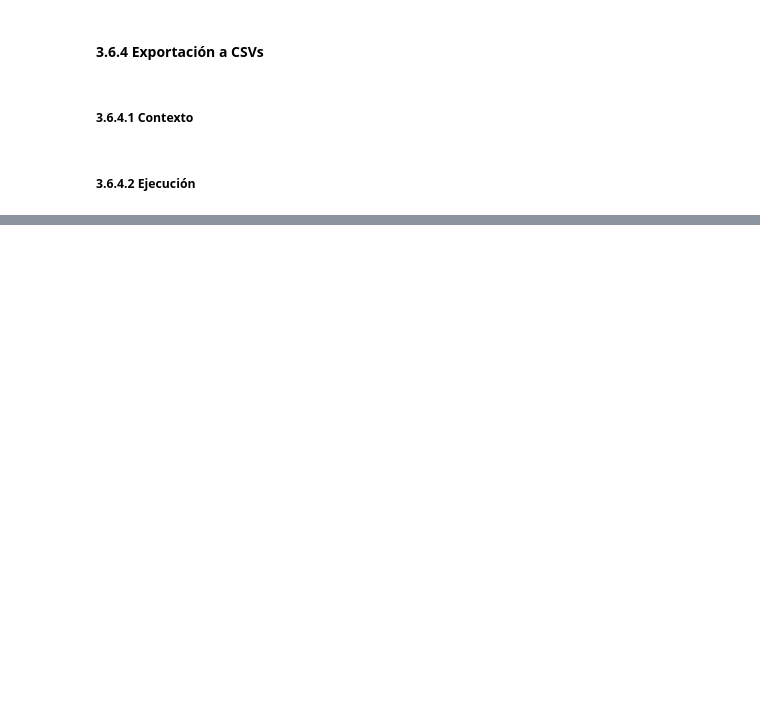
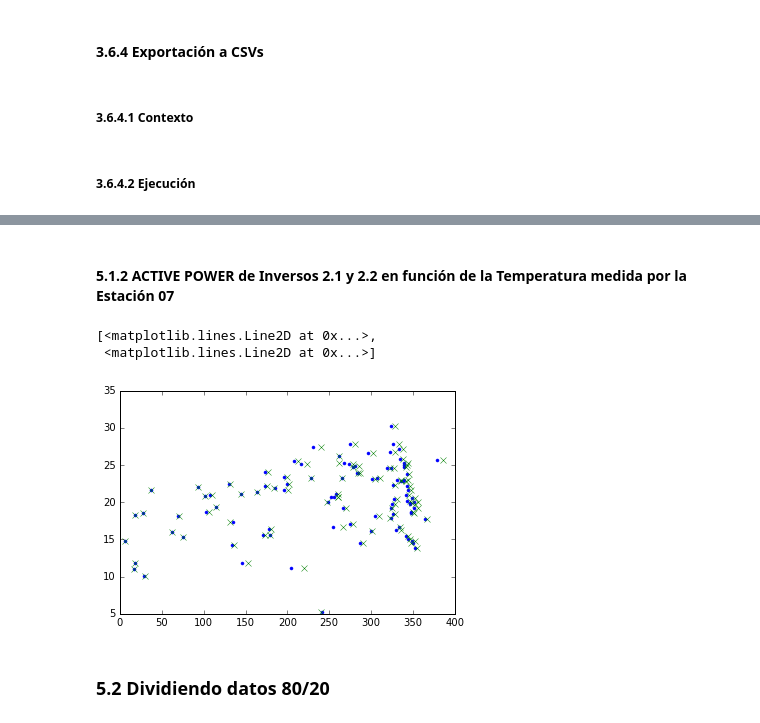
Before and after one commit to jvirico/JACINTA, a Jupyter notebook: trunk/Producción - La Jacinta.ipynb, the cells around one changed output, grey strips where cells are left out. Saved outputs shown, nothing was run; the diff lists cells and outputs as text; code cells hidden in the pictures; blank space fills up the shorter version.

```diff
--- a/trunk/Producción - La Jacinta.ipynb
+++ b/trunk/Producción - La Jacinta.ipynb
@@ -915,0 +1185,9 @@ latitude = 31.4317227
+# %% [markdown]
+#### 5.1.2 ACTIVE POWER de Inversos 2.1 y 2.2 en función de la Temperatura medida por la Estación 07
+# %%
+plt.plot(CT02_v4["Inversor 02.1 - ACTIVE POWER - kW"],CT02_v4['Estacion meteorologica 07 - TEMPERATURA AMBIENTE - C'],'.',
+        CT02_v4["Inversor 02.2 - ACTIVE POWER - kW"],CT02_v4['Estacion meteorologica 07 - TEMPERATURA AMBIENTE - C'],'x')
+# %% [output]
+[<matplotlib.lines.Line2D at 0x...>,
+ <matplotlib.lines.Line2D at 0x...>]
+[figure, added]
@@ -915,0 +1196,2 @@ latitude = 31.4317227
+# %% [markdown]
+### 5.2 Dividiendo datos 80/20
```
Also changed, not shown: parts of 51 cells of this notebook.
